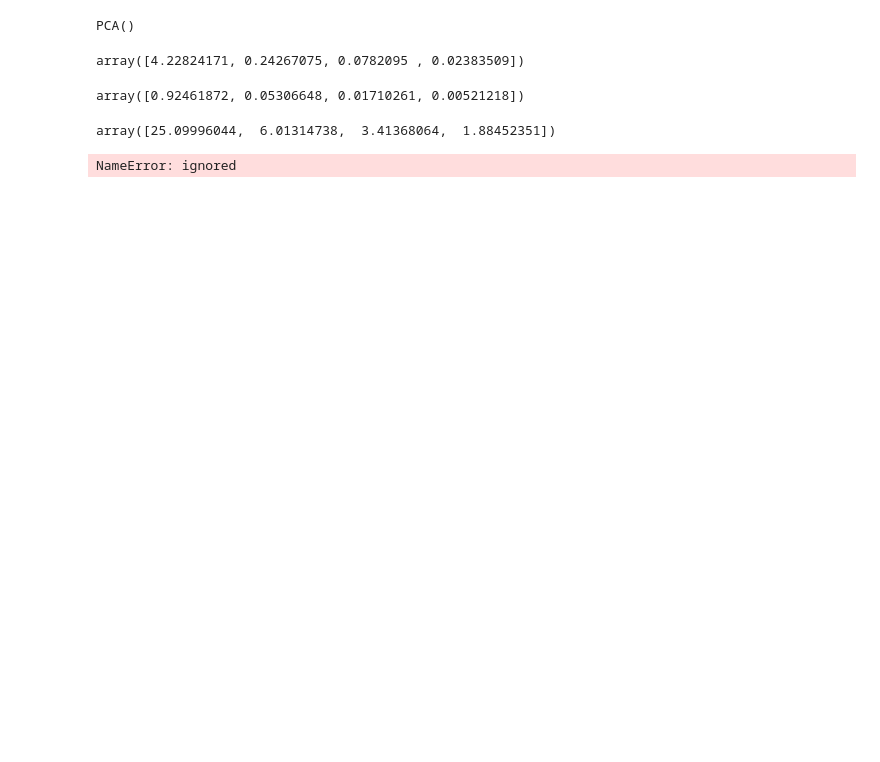
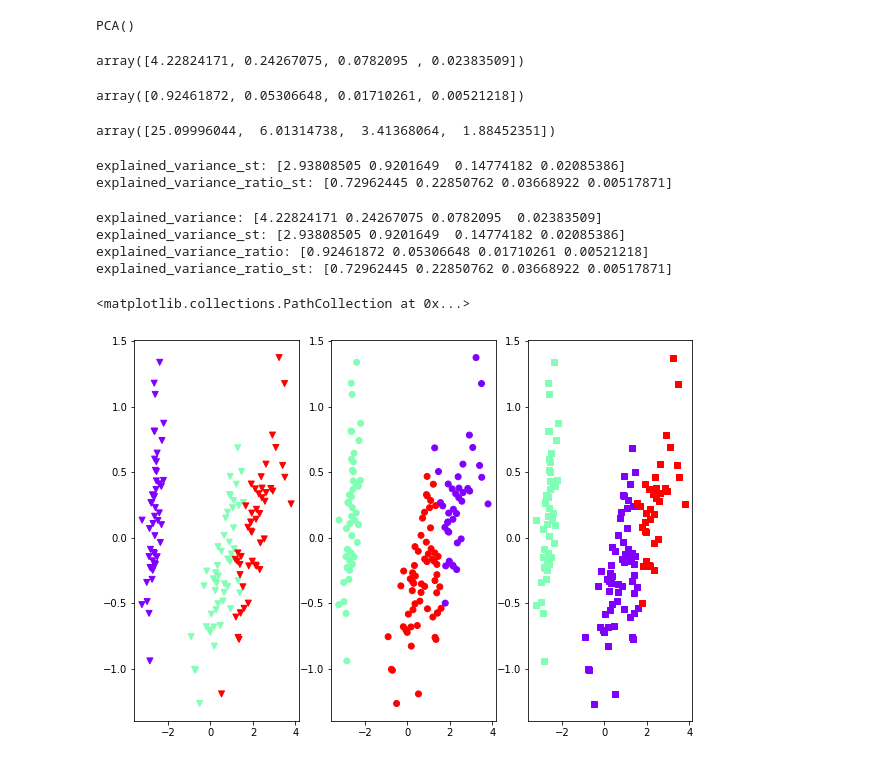
Before and after one commit to Ser9ibus/BaumVKR2, a Jupyter notebook: PCA_tSNE.ipynb, the cells around one changed output. Saved outputs shown, nothing was run; the diff lists cells and outputs as text; code cells hidden in the pictures; blank space fills up the shorter version.

```diff
--- a/PCA_tSNE.ipynb
+++ b/PCA_tSNE.ipynb
@@ -55,10 +37,54 @@ array([0.92461872, 0.05306648, 0.01710261, 0.00521218])
 pca.singular_values_
 # %% [output]
 array([25.09996044,  6.01314738,  3.41368064,  1.88452351])
+# %%
+# Стандартизируем данные и пересчитаем аналогично
+from sklearn.preprocessing import StandardScaler
+X_st = iris.data
+X_st = StandardScaler().fit_transform(X_st)
+pca_st = decomposition.PCA()
+pca_st.fit(X_st)
+explained_variance_st = pca_st.explained_variance_
+print(f'explained_variance_st: {explained_variance_st}')
+explained_variance_ratio_st = pca_st.explained_variance_ratio_
+print(f'explained_variance_ratio_st: {explained_variance_ratio_st}')
+# %% [output]
+explained_variance_st: [2.93808505 0.9201649  0.14774182 0.02085386]
+explained_variance_ratio_st: [0.72962445 0.22850762 0.03668922 0.00517871]
+# %%
+# Сравним результаты, полученные на исходных X и если стандартизировать данные методом StandardScaler(X)
+print(f'explained_variance: {explained_variance}')
+print(f'explained_variance_st: {explained_variance_st}')
+print(f'explained_variance_ratio: {explained_variance_ratio}')
+print(f'explained_variance_ratio_st: {explained_variance_ratio_st}')
+# %% [output]
+explained_variance: [4.22824171 0.24267075 0.0782095  0.02383509]
+explained_variance_st: [2.93808505 0.9201649  0.14774182 0.02085386]
+explained_variance_ratio: [0.92461872 0.05306648 0.01710261 0.00521218]
+explained_variance_ratio_st: [0.72962445 0.22850762 0.03668922 0.00517871]
 # %%
 from sklearn.cluster import AgglomerativeClustering
 from sklearn.cluster import KMeans
-# %%
-k_means = KMeans(n_clusters=3).fit(X_new)
-# %% [output]
-NameError: ignored
+# %%
+# Понижаем размерность до 2х главных компонент
+pca2 = decomposition.PCA(n_components=2)
+X_pca2 = pca2.fit_transform(X)
+# Кластеризуемм при помощи алгоритма KMeans на три кластера (по количеству видов ириса)
+k_means = KMeans(n_clusters=3).fit(X_pca2)
+# Кластеризуемм при помощи алгоритма AgglomerativeClustering на три кластера (по количеству видов ириса)
+AG_clustering = AgglomerativeClustering(n_clusters=3, linkage='ward').fit(X_pca2)
+# %%
+# Визуализация
+fig = plt.figure(figsize=(10,7))
+# исходные кластеры
+ax = fig.add_subplot(131)
+plt.scatter(X_pca2[:,0],X_pca2[:,1], c = Y, marker = 'v', cmap= 'rainbow')
+# кластеризация KMeans
+ax = fig.add_subplot(132)
+plt.scatter(X_pca2[:,0],X_pca2[:,1], c = k_means.labels_, marker = 'o',cmap= 'rainbow')
+# кластеризация AgglomerativeClustering
+ax = fig.add_subplot(133)
+plt.scatter(X_pca2[:,0],X_pca2[:,1], c = AG_clustering.labels_, marker = 's',cmap= 'rainbow')
+# %% [output]
+<matplotlib.collections.PathCollection at 0x...>
+[figure, added]
```
Also changed, not shown: parts of 4 cells of this notebook.
